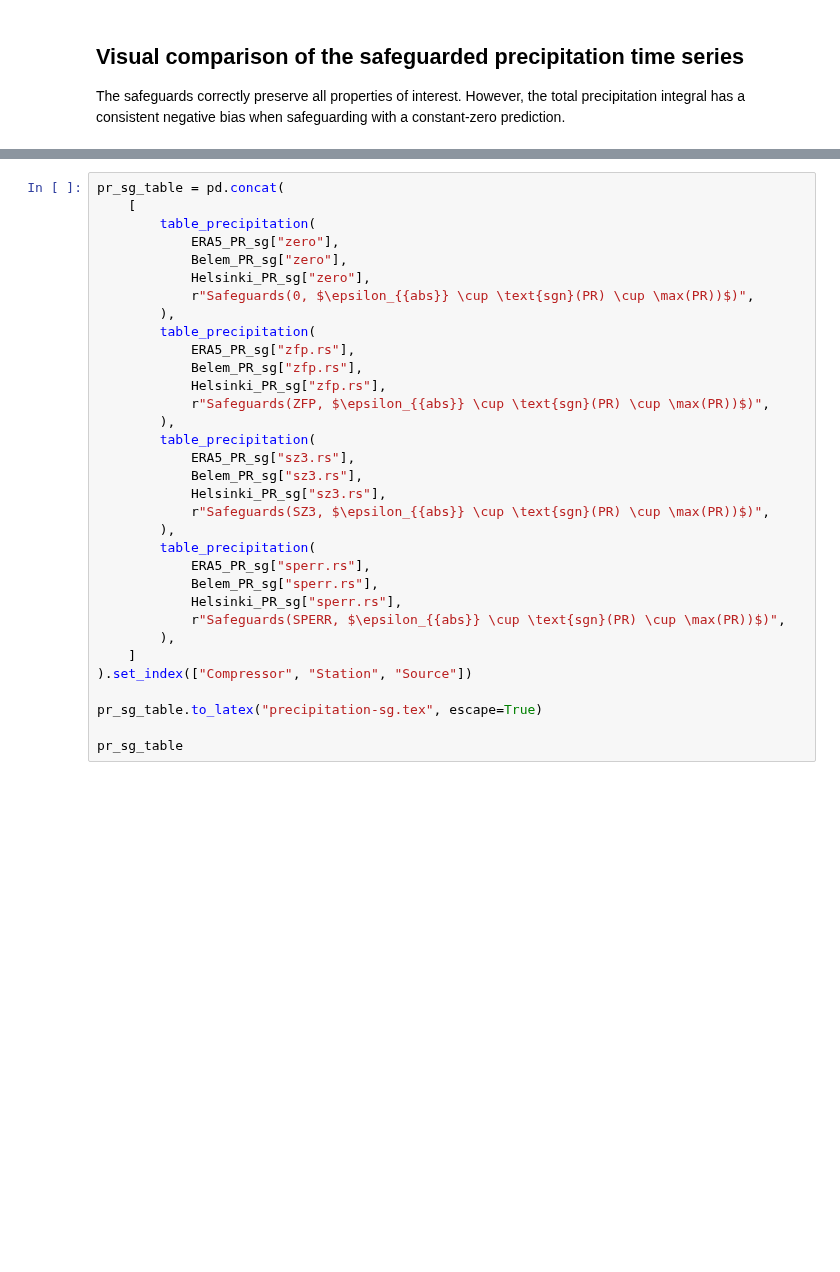
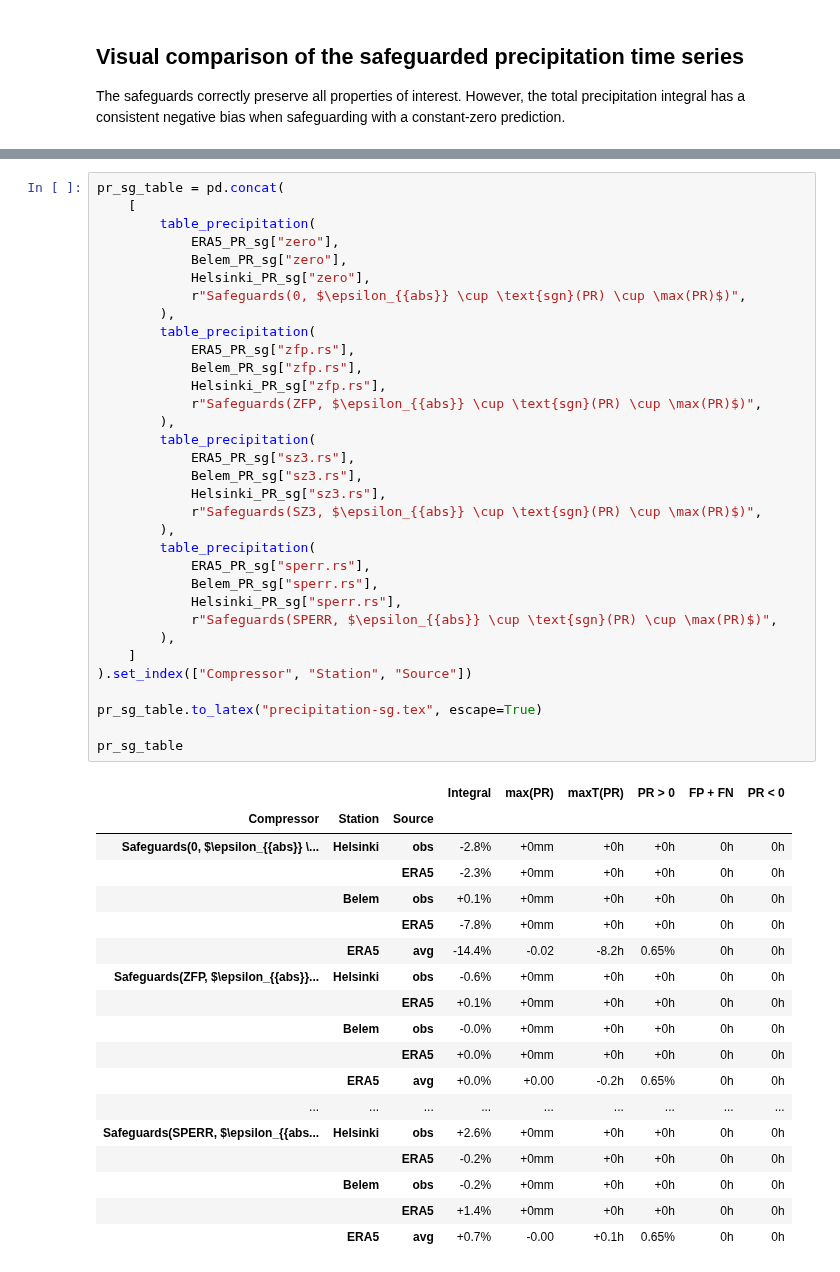
Before and after one commit to juntyr/compression-safeguards, a Jupyter notebook: examples/precipitation.ipynb, the cells around one changed output, grey strips where cells are left out. Saved outputs shown, nothing was run; the diff lists cells and outputs as text; blank space fills up the shorter version.

```diff
--- a/examples/precipitation.ipynb
+++ b/examples/precipitation.ipynb
@@ -1389,33 +1391,52 @@ plt.show()
 # %%
 pr_sg_table = pd.concat(
     [
         table_precipitation(
             ERA5_PR_sg["zero"],
             Belem_PR_sg["zero"],
             Helsinki_PR_sg["zero"],
-            r"Safeguards(0, $\epsilon_{{abs}} \cup \text{sgn}(PR) \cup \max(PR))$)",
+            r"Safeguards(0, $\epsilon_{{abs}} \cup \text{sgn}(PR) \cup \max(PR)$)",
         ),
         table_precipitation(
             ERA5_PR_sg["zfp.rs"],
             Belem_PR_sg["zfp.rs"],
             Helsinki_PR_sg["zfp.rs"],
-            r"Safeguards(ZFP, $\epsilon_{{abs}} \cup \text{sgn}(PR) \cup \max(PR))$)",
+            r"Safeguards(ZFP, $\epsilon_{{abs}} \cup \text{sgn}(PR) \cup \max(PR)$)",
         ),
         table_precipitation(
             ERA5_PR_sg["sz3.rs"],
             Belem_PR_sg["sz3.rs"],
             Helsinki_PR_sg["sz3.rs"],
-            r"Safeguards(SZ3, $\epsilon_{{abs}} \cup \text{sgn}(PR) \cup \max(PR))$)",
+            r"Safeguards(SZ3, $\epsilon_{{abs}} \cup \text{sgn}(PR) \cup \max(PR)$)",
         ),
         table_precipitation(
             ERA5_PR_sg["sperr.rs"],
             Belem_PR_sg["sperr.rs"],
             Helsinki_PR_sg["sperr.rs"],
-            r"Safeguards(SPERR, $\epsilon_{{abs}} \cup \text{sgn}(PR) \cup \max(PR))$)",
+            r"Safeguards(SPERR, $\epsilon_{{abs}} \cup \text{sgn}(PR) \cup \max(PR)$)",
         ),
     ]
 ).set_index(["Compressor", "Station", "Source"])
 
 pr_sg_table.to_latex("precipitation-sg.tex", escape=True)
 
 pr_sg_table
+# %% [output]
+|  |  |  | Integral | max(PR) | maxT(PR) | PR > 0 | FP + FN | PR < 0 |
+| Compressor | Station | Source |  |  |  |  |  |  |
+| Safeguards(0, $\epsilon_{{abs}} \... | Helsinki | obs | -2.8% | +0mm | +0h | +0h | 0h | 0h |
+|  |  | ERA5 | -2.3% | +0mm | +0h | +0h | 0h | 0h |
+|  | Belem | obs | +0.1% | +0mm | +0h | +0h | 0h | 0h |
+|  |  | ERA5 | -7.8% | +0mm | +0h | +0h | 0h | 0h |
+|  | ERA5 | avg | -14.4% | -0.02 | -8.2h | 0.65% | 0h | 0h |
+| Safeguards(ZFP, $\epsilon_{{abs}}... | Helsinki | obs | -0.6% | +0mm | +0h | +0h | 0h | 0h |
+|  |  | ERA5 | +0.1% | +0mm | +0h | +0h | 0h | 0h |
+|  | Belem | obs | -0.0% | +0mm | +0h | +0h | 0h | 0h |
+|  |  | ERA5 | +0.0% | +0mm | +0h | +0h | 0h | 0h |
+|  | ERA5 | avg | +0.0% | +0.00 | -0.2h | 0.65% | 0h | 0h |
+| ... | ... | ... | ... | ... | ... | ... | ... | ... |
+| Safeguards(SPERR, $\epsilon_{{abs... | Helsinki | obs | +2.6% | +0mm | +0h | +0h | 0h | 0h |
+|  |  | ERA5 | -0.2% | +0mm | +0h | +0h | 0h | 0h |
+|  | Belem | obs | -0.2% | +0mm | +0h | +0h | 0h | 0h |
+|  |  | ERA5 | +1.4% | +0mm | +0h | +0h | 0h | 0h |
+|  | ERA5 | avg | +0.7% | -0.00 | +0.1h | 0.65% | 0h | 0h |
```
Also changed, not shown: parts of 3 cells of this notebook, 5 other files.
